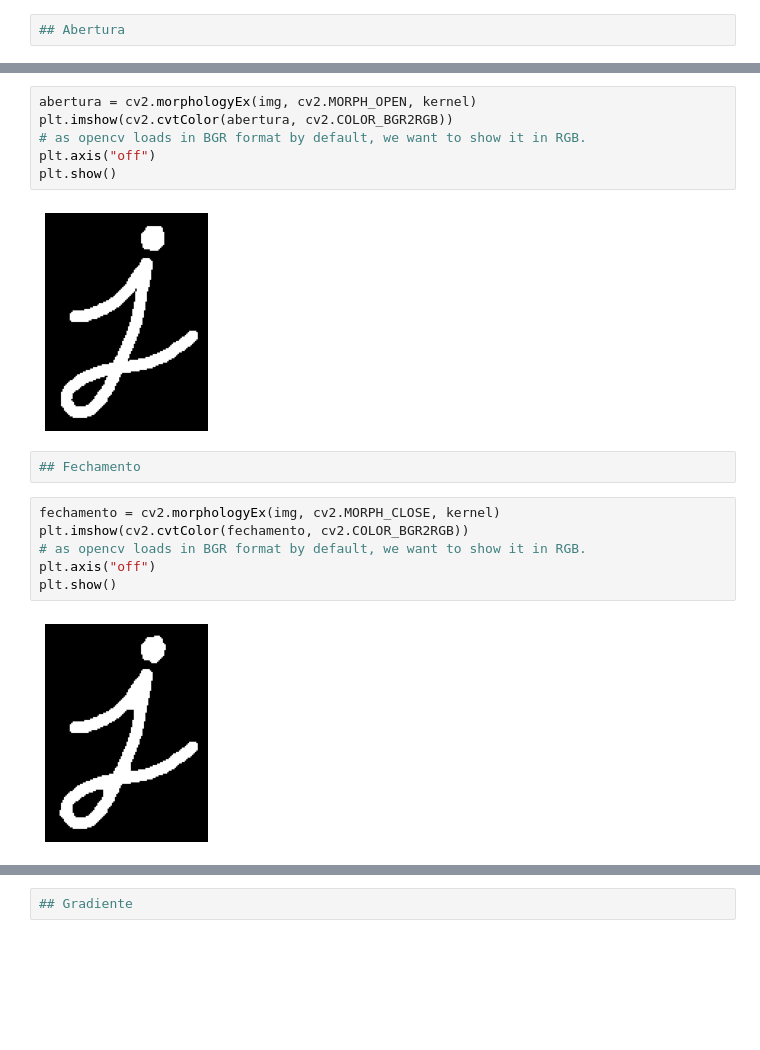
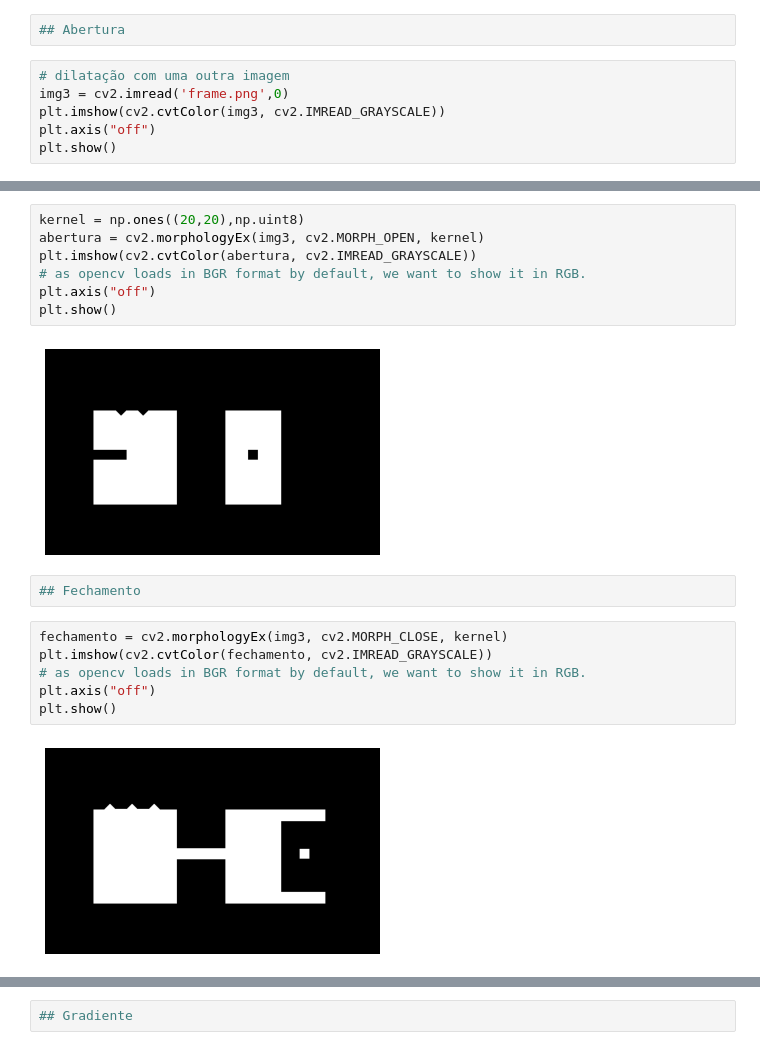
Before and after one commit to mylenefarias/PI, a Jupyter notebook: demo_morfologia_1.ipynb, the cells around one changed output, grey strips where cells are left out. Cells and saved outputs as stored; diff of their text form; blank space fills up the shorter version.

```diff
--- a/demo_morfologia_1.ipynb
+++ b/demo_morfologia_1.ipynb
@@ -36,2 +69,8 @@ plt.show()
 # %%
 ## Abertura
+# %%
+# dilatação com uma outra imagem
+img3 = cv2.imread('frame.png',0)
+plt.imshow(cv2.cvtColor(img3, cv2.IMREAD_GRAYSCALE))
+plt.axis("off")
+plt.show()
@@ -38,18 +79,19 @@ plt.show()
 # %%
-abertura = cv2.morphologyEx(img, cv2.MORPH_OPEN, kernel)
-plt.imshow(cv2.cvtColor(abertura, cv2.COLOR_BGR2RGB))
+kernel = np.ones((20,20),np.uint8)
+abertura = cv2.morphologyEx(img3, cv2.MORPH_OPEN, kernel)
+plt.imshow(cv2.cvtColor(abertura, cv2.IMREAD_GRAYSCALE))
 # as opencv loads in BGR format by default, we want to show it in RGB.
 plt.axis("off")
 plt.show()
 # %% [output]
-[figure, old version]
+[figure, new version]
 # %%
 ## Fechamento
 # %%
-fechamento = cv2.morphologyEx(img, cv2.MORPH_CLOSE, kernel)
-plt.imshow(cv2.cvtColor(fechamento, cv2.COLOR_BGR2RGB))
+fechamento = cv2.morphologyEx(img3, cv2.MORPH_CLOSE, kernel)
+plt.imshow(cv2.cvtColor(fechamento, cv2.IMREAD_GRAYSCALE))
 # as opencv loads in BGR format by default, we want to show it in RGB.
 plt.axis("off")
 plt.show()
 # %% [output]
-[figure, old version]
+[figure, new version]
```
Also changed, not shown: parts of 12 cells of this notebook, 3 other files.
